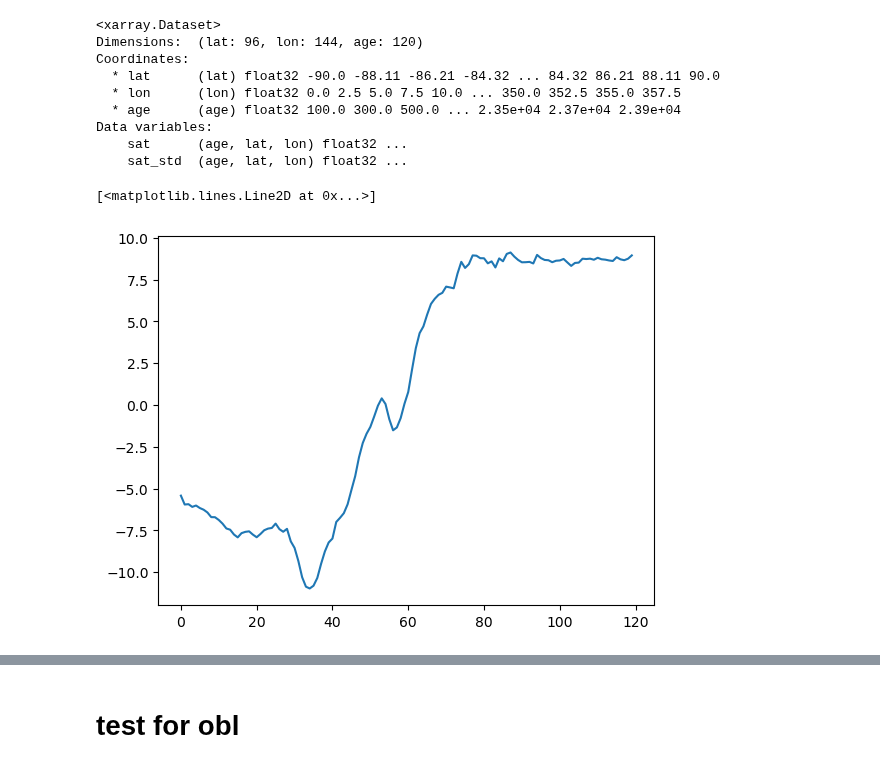
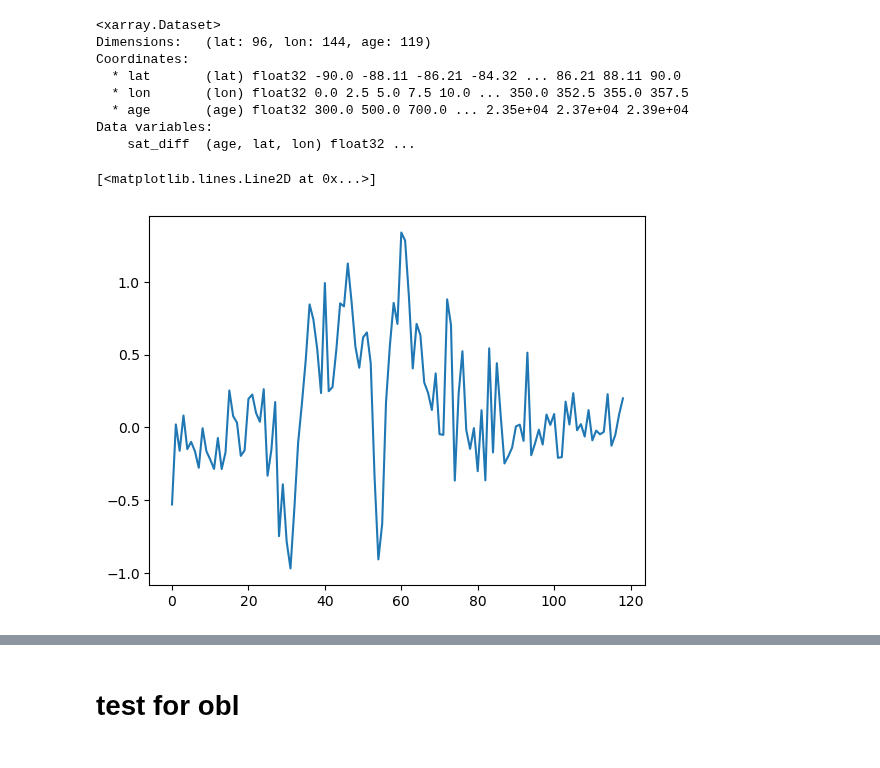
Before and after one commit to Peisong-Zheng/Inso_LGMR, a Jupyter notebook: Find_E_and_tau.ipynb, the cells around one changed output, grey strips where cells are left out. Saved outputs shown, nothing was run; the diff lists cells and outputs as text; code cells hidden in the pictures.

```diff
--- a/Find_E_and_tau.ipynb
+++ b/Find_E_and_tau.ipynb
@@ -3,39 +3,38 @@
 import xarray as xr
 
 
-ds_sat = xr.open_dataset('LGMR_data/ds_sat_flipped.nc')
+ds_sat_diff = xr.open_dataset('LGMR_data/ds_sat_diff.nc')
 
 import pandas as pd
 df_pre = pd.read_csv(r"D:\VScode\Inso_LGMR\inso_data\pre.csv")
 df_obl = pd.read_csv(r"D:\VScode\Inso_LGMR\inso_data\obl.csv")
 
 df = pd.DataFrame({
-    'Time': ds_sat['age'].values,
-    'X': df_pre['pre'].values,
-    'Y': ds_sat['sat'].isel(lat=80).isel(lon=0).values
+    'Time': ds_sat_diff['age'].values,
+    'pre': df_pre['pre'].values,
+    'sat_diff': ds_sat_diff['sat_diff'].isel(lat=80).isel(lon=0).values
 })
 
-ds_sat
+ds_sat_diff
 # %% [output]
 <xarray.Dataset>
-Dimensions:  (lat: 96, lon: 144, age: 120)
+Dimensions:   (lat: 96, lon: 144, age: 119)
 Coordinates:
-  * lat      (lat) float32 -90.0 -88.11 -86.21 -84.32 ... 84.32 86.21 88.11 90.0
-  * lon      (lon) float32 0.0 2.5 5.0 7.5 10.0 ... 350.0 352.5 355.0 357.5
-  * age      (age) float32 100.0 300.0 500.0 ... 2.35e+04 2.37e+04 2.39e+04
+  * lat       (lat) float32 -90.0 -88.11 -86.21 -84.32 ... 86.21 88.11 90.0
+  * lon       (lon) float32 0.0 2.5 5.0 7.5 10.0 ... 350.0 352.5 355.0 357.5
+  * age       (age) float32 300.0 500.0 700.0 ... 2.35e+04 2.37e+04 2.39e+04
 Data variables:
-    sat      (age, lat, lon) float32 ...
-    sat_std  (age, lat, lon) float32 ...
+    sat_diff  (age, lat, lon) float32 ...
 # %%
 # plot any sat from the ds_sat
 
 import matplotlib.pyplot as plt
 import numpy as np
 
-plt.plot(ds_sat['sat'].isel(lat=80).isel(lon=0).values)
+plt.plot(ds_sat_diff['sat_diff'].isel(lat=80).isel(lon=0).values)
 # %% [output]
 [<matplotlib.lines.Line2D at 0x...>]
-[figure, old version]
+[figure, new version]
 # %%
 # plot df_pre
 plt.plot(df_pre['pre'].values)
```
Also changed, not shown: parts of 5 cells of this notebook, 5 other files.
